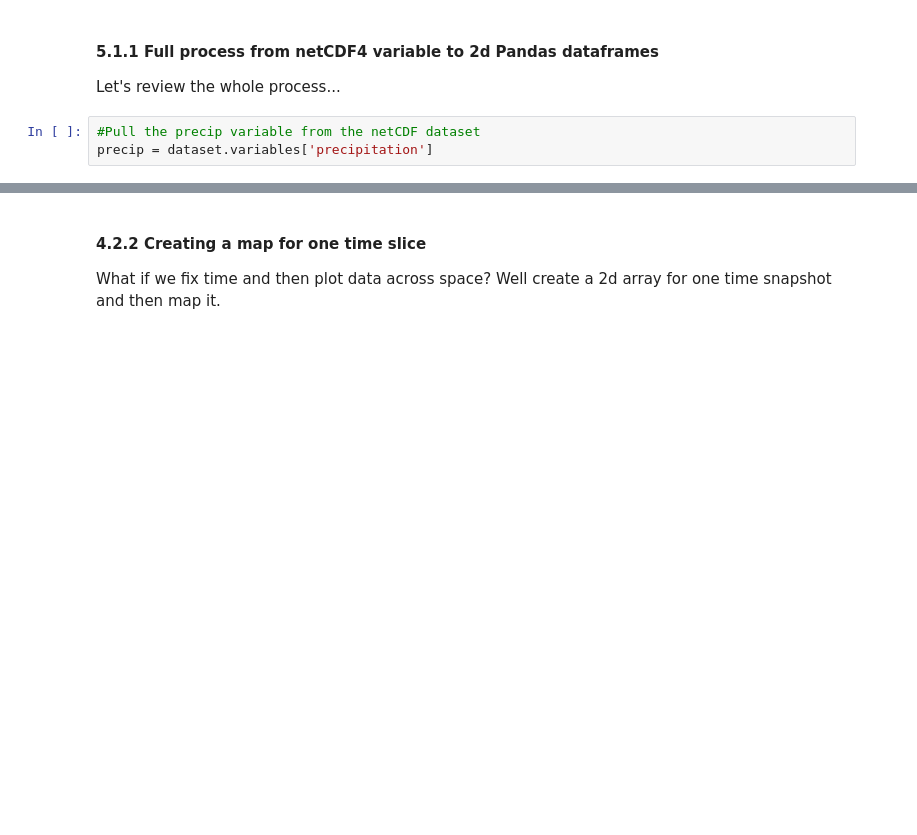
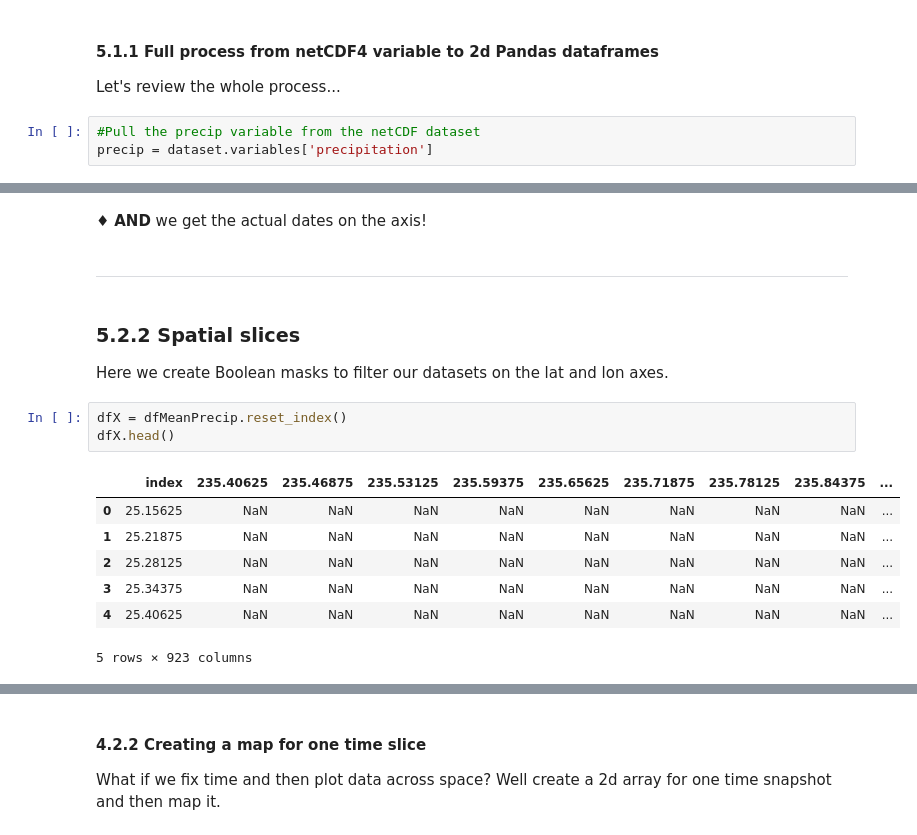
Before and after one commit to ENV859/ClimateData, a Jupyter notebook: 2-Climate-Data-Overview.ipynb, the cells around one changed output, grey strips where cells are left out. Drawn from its saved outputs; the diff is of its cells as text; blank space fills up the shorter version.

```diff
--- a/2-Climate-Data-Overview.ipynb
+++ b/2-Climate-Data-Overview.ipynb
@@ -472,0 +537,18 @@ plt.plot(df_subset);
+# %% [markdown]
+♦ **AND** we get the actual dates on the axis!
+# %% [markdown]
+---
+# %% [markdown]
+### 5.2.2 Spatial slices
+Here we create Boolean masks to filter our datasets on the lat and lon axes.
+# %%
+dfX = dfMeanPrecip.reset_index()
+dfX.head()
+# %% [output]
+|  | index | 235.40625 | 235.46875 | 235.53125 | 235.59375 | 235.65625 | 235.71875 | 235.78125 | 235.84375 | ... |
+| 0 | 25.15625 | NaN | NaN | NaN | NaN | NaN | NaN | NaN | NaN | ... |
+| 1 | 25.21875 | NaN | NaN | NaN | NaN | NaN | NaN | NaN | NaN | ... |
+| 2 | 25.28125 | NaN | NaN | NaN | NaN | NaN | NaN | NaN | NaN | ... |
+| 3 | 25.34375 | NaN | NaN | NaN | NaN | NaN | NaN | NaN | NaN | ... |
+| 4 | 25.40625 | NaN | NaN | NaN | NaN | NaN | NaN | NaN | NaN | ... |
+5 rows × 923 columns
```
Also changed, not shown: parts of 54 cells of this notebook.
